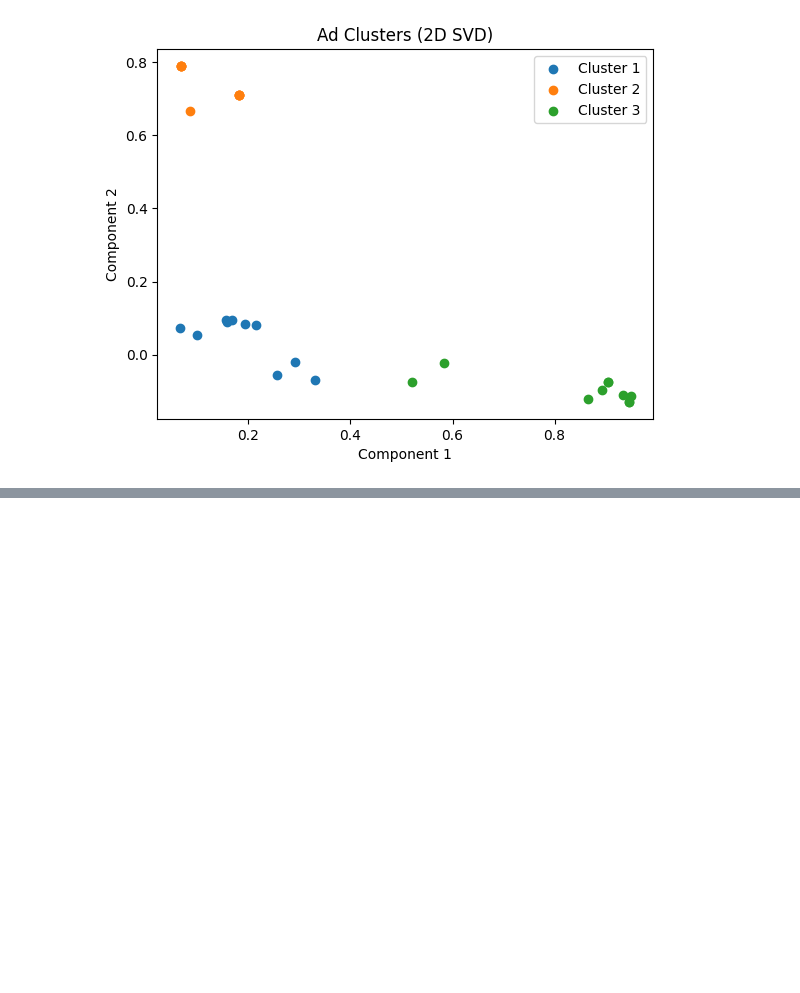
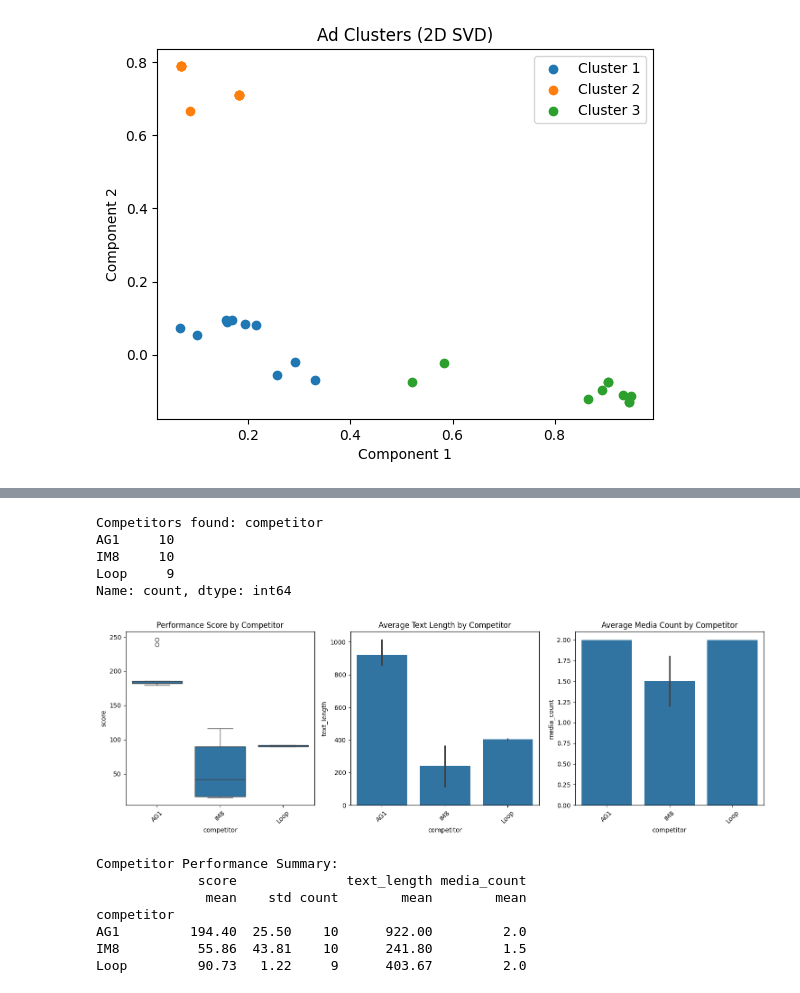
Before and after one commit to MohtashamMurshid/ventamin, a Jupyter notebook: analyse.ipynb, the cells around one changed output, grey strips where cells are left out. Drawn from its saved outputs; the diff is of its cells as text; code cells hidden in the pictures; blank space fills up the shorter version.

```diff
--- a/analyse.ipynb
+++ b/analyse.ipynb
@@ -66,0 +137,52 @@ plt.show()
+# %%
+# Extract competitor information from the ads data
+df['competitor'] = [ad.get('competitor', 'Unknown') for ad in ads]
+
+# Competitor Analysis
+print("Competitors found:", df['competitor'].value_counts())
+
+plt.figure(figsize=(15, 5))
+
+# Score by Competitor
+plt.subplot(1, 3, 1)
+sns.boxplot(x='competitor', y='score', data=df)
+plt.title('Performance Score by Competitor')
+plt.xticks(rotation=45)
+
+# Average text length by competitor
+plt.subplot(1, 3, 2)
+sns.barplot(x='competitor', y='text_length', data=df, estimator='mean')
+plt.title('Average Text Length by Competitor')
+plt.xticks(rotation=45)
+
+# Media count by competitor
+plt.subplot(1, 3, 3)
+sns.barplot(x='competitor', y='media_count', data=df, estimator='mean')
+plt.title('Average Media Count by Competitor')
+plt.xticks(rotation=45)
+
+plt.tight_layout()
+plt.show()
+
+# Competitor summary stats
+print("\nCompetitor Performance Summary:")
+competitor_stats = df.groupby('competitor').agg({
+    'score': ['mean', 'std', 'count'],
+    'text_length': 'mean',
+    'media_count': 'mean'
+}).round(2)
+print(competitor_stats)
+# %% [output]
+Competitors found: competitor
+AG1     10
+IM8     10
+Loop     9
+Name: count, dtype: int64
+[figure, added]
+Competitor Performance Summary:
+             score              text_length media_count
+              mean    std count        mean        mean
+competitor
+AG1         194.40  25.50    10      922.00         2.0
+IM8          55.86  43.81    10      241.80         1.5
+Loop         90.73   1.22     9      403.67         2.0
```
Also changed, not shown: parts of 7 cells of this notebook.
